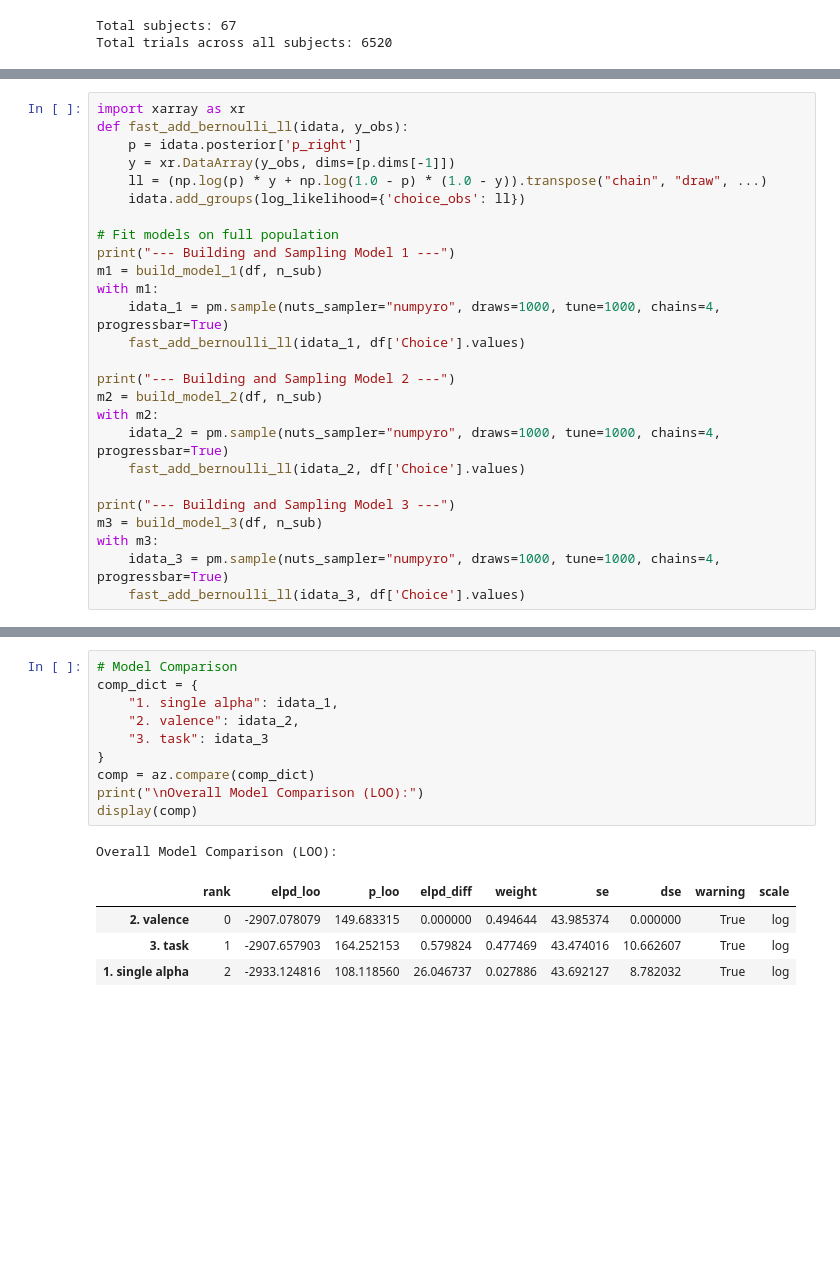
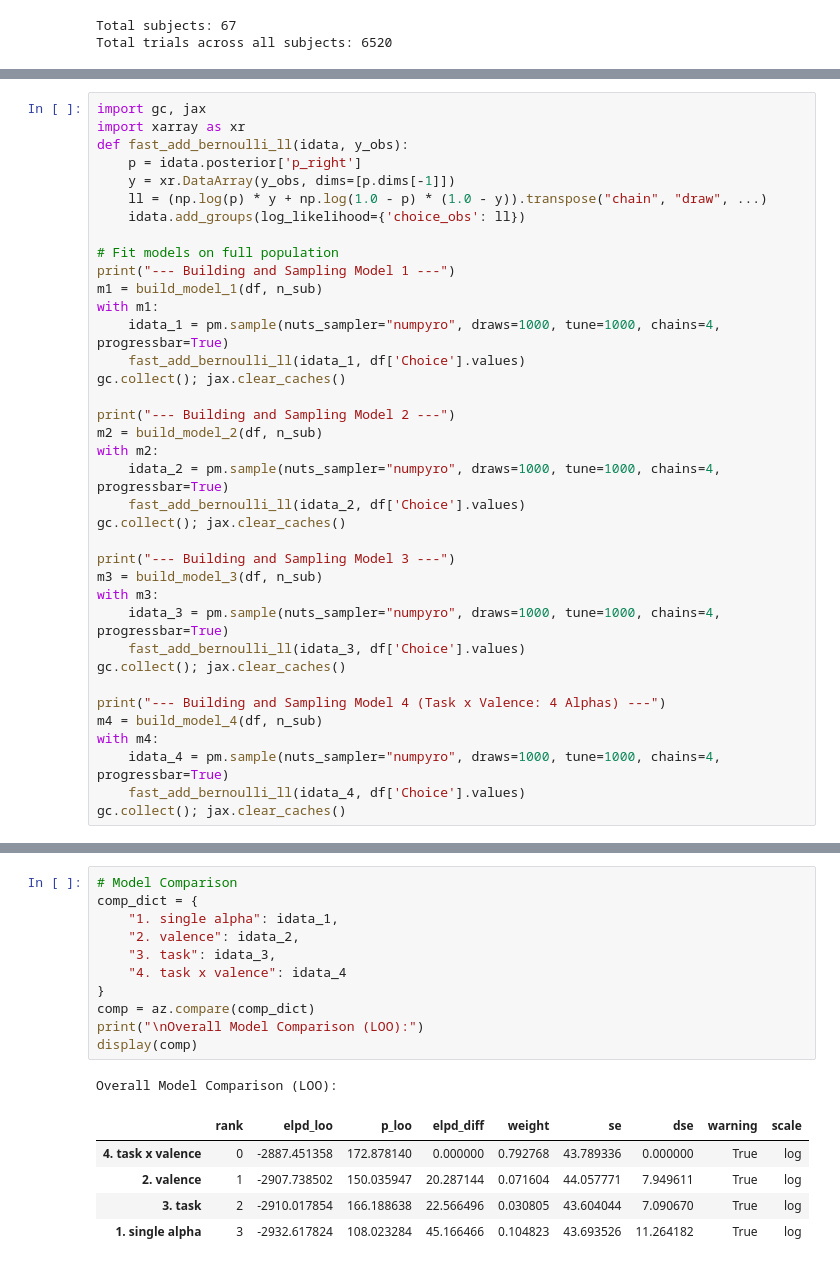
Before and after one commit to KoremNSN/Belief_Updating_Anxiety, a Jupyter notebook: 05_bayesian_rl_hierarchical_comparison.ipynb, the cells around one changed output, grey strips where cells are left out. Saved outputs shown, nothing was run; the diff lists cells and outputs as text; blank space fills up the shorter version.

Commit message:
Add Model 4 (4 learning rates: Task x Valence) to notebook 05 and update README

```diff
--- a/05_bayesian_rl_hierarchical_comparison.ipynb
+++ b/05_bayesian_rl_hierarchical_comparison.ipynb
@@ -194,4 +233,5 @@ def build_model_3(df, n_sub):
 # %%
+import gc, jax
 import xarray as xr
 def fast_add_bernoulli_ll(idata, y_obs):
     p = idata.posterior['p_right']
@@ -205,18 +245,28 @@ m1 = build_model_1(df, n_sub)
 with m1:
     idata_1 = pm.sample(nuts_sampler="numpyro", draws=1000, tune=1000, chains=4, progressbar=True)
     fast_add_bernoulli_ll(idata_1, df['Choice'].values)
+gc.collect(); jax.clear_caches()
 
 print("--- Building and Sampling Model 2 ---")
 m2 = build_model_2(df, n_sub)
 with m2:
     idata_2 = pm.sample(nuts_sampler="numpyro", draws=1000, tune=1000, chains=4, progressbar=True)
     fast_add_bernoulli_ll(idata_2, df['Choice'].values)
+gc.collect(); jax.clear_caches()
 
 print("--- Building and Sampling Model 3 ---")
 m3 = build_model_3(df, n_sub)
 with m3:
     idata_3 = pm.sample(nuts_sampler="numpyro", draws=1000, tune=1000, chains=4, progressbar=True)
     fast_add_bernoulli_ll(idata_3, df['Choice'].values)
+gc.collect(); jax.clear_caches()
+
+print("--- Building and Sampling Model 4 (Task x Valence: 4 Alphas) ---")
+m4 = build_model_4(df, n_sub)
+with m4:
+    idata_4 = pm.sample(nuts_sampler="numpyro", draws=1000, tune=1000, chains=4, progressbar=True)
+    fast_add_bernoulli_ll(idata_4, df['Choice'].values)
+gc.collect(); jax.clear_caches()
 # %% [output]
 --- Building and Sampling Model 1 ---
 --- Building and Sampling Model 2 ---
@@ -227,19 +278,21 @@ The rhat statistic is larger than 1.01 for some parameters. This indicates probl
 # %%
 # Model Comparison
 comp_dict = {
     "1. single alpha": idata_1,
     "2. valence": idata_2,
-    "3. task": idata_3
+    "3. task": idata_3,
+    "4. task x valence": idata_4
 }
 comp = az.compare(comp_dict)
 print("\nOverall Model Comparison (LOO):")
 display(comp)
 # %% [output]
 Overall Model Comparison (LOO):
 |  | rank | elpd_loo | p_loo | elpd_diff | weight | se | dse | warning | scale |
-| 2. valence | 0 | -2907.078079 | 149.683315 | 0.000000 | 0.494644 | 43.985374 | 0.000000 | True | log |
-| 3. task | 1 | -2907.657903 | 164.252153 | 0.579824 | 0.477469 | 43.474016 | 10.662607 | True | log |
-| 1. single alpha | 2 | -2933.124816 | 108.118560 | 26.046737 | 0.027886 | 43.692127 | 8.782032 | True | log |
+| 4. task x valence | 0 | -2887.451358 | 172.878140 | 0.000000 | 0.792768 | 43.789336 | 0.000000 | True | log |
+| 2. valence | 1 | -2907.738502 | 150.035947 | 20.287144 | 0.071604 | 44.057771 | 7.949611 | True | log |
+| 3. task | 2 | -2910.017854 | 166.188638 | 22.566496 | 0.030805 | 43.604044 | 7.090670 | True | log |
+| 1. single alpha | 3 | -2932.617824 | 108.023284 | 45.166466 | 0.104823 | 43.693526 | 11.264182 | True | log |
 # %%
 def get_p_opt1(row, opt1_id):
     if row['RightID'] == opt1_id:
```
Also changed, not shown: parts of 5 cells of this notebook, 2 other files.
